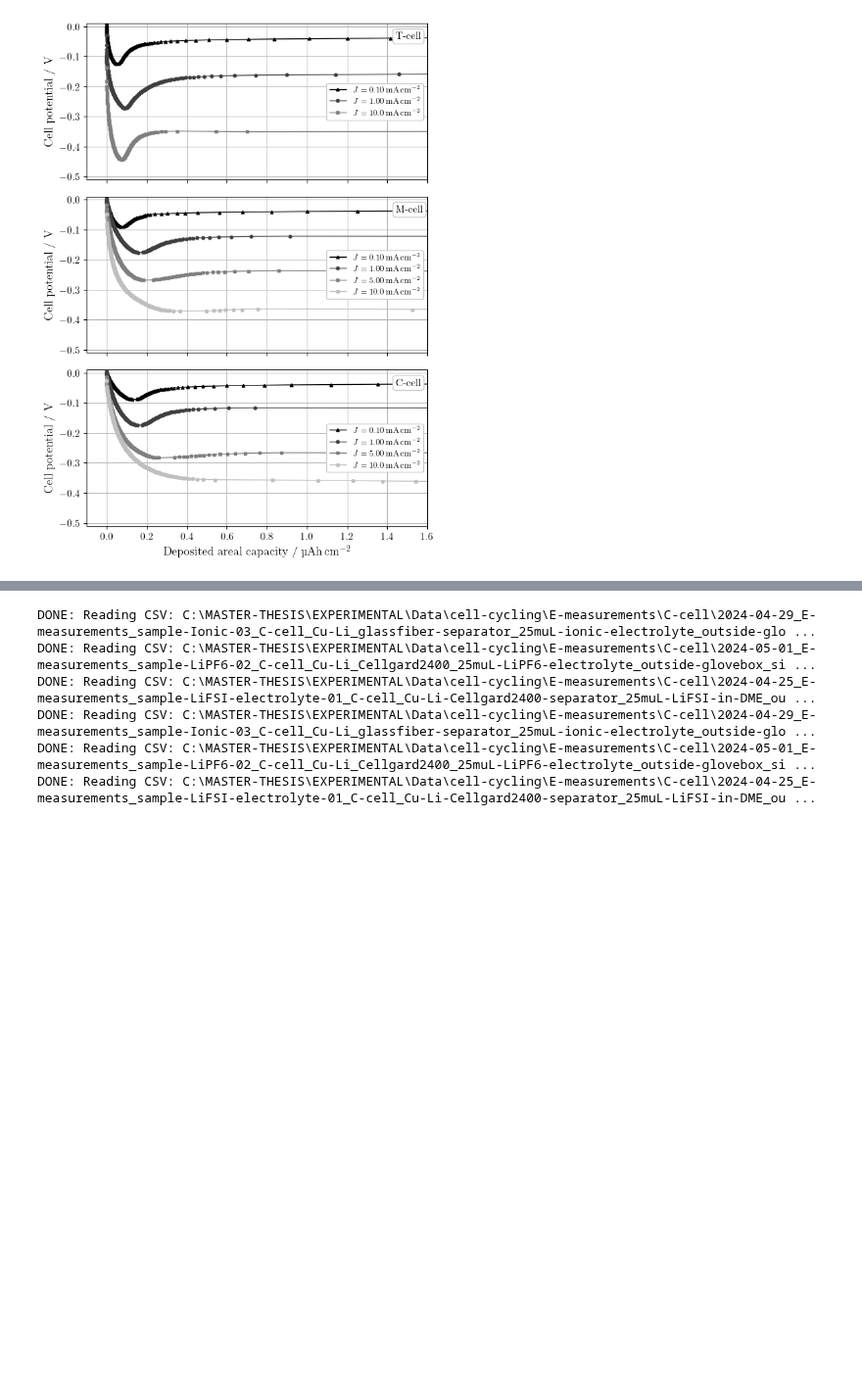
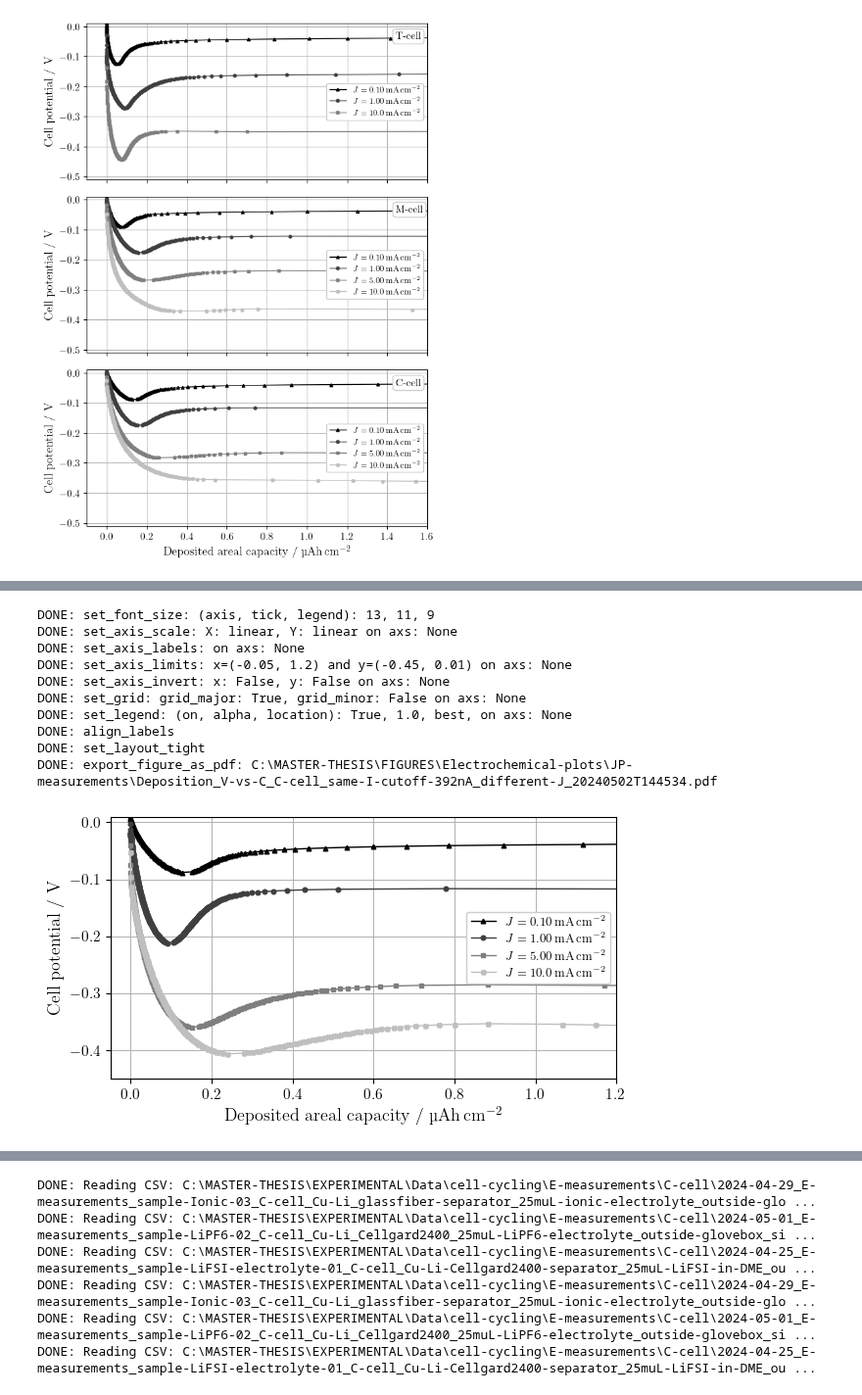
Before and after one commit to GottfridOlsson/MASTER-THESIS, a Jupyter notebook: EXPERIMENTAL/Python-scripts/Electrochemical-plots.ipynb, the cells around one changed output, grey strips where cells are left out. Shown at 98% size. Cells and saved outputs as stored; diff of their text form; code cells hidden in the pictures; blank space fills up the shorter version.

```diff
--- a/EXPERIMENTAL/Python-scripts/Electrochemical-plots.ipynb
+++ b/EXPERIMENTAL/Python-scripts/Electrochemical-plots.ipynb
@@ -283,6 +283,12 @@ A55_CP_path = JP_root_path + M_cell_path + '2024-04-29_JP-measurements_sample-A5
 A85_CP_path = JP_root_path + C_cell_path + '2024-04-29_JP-measurements_sample-A8.5-01_C-cell_Cu-Li-Cellgard2400-separator_25muL-LiFSI-in-DME_outside-glovebox_sigma-0.02_added-OCV-0.1s_04_CP_C03.txt'
 A9_CP_lower_sigma_path = JP_root_path + M_cell_path + '2024-04-26_JP-measurements_sample-A6-03_M-cell_Cu-Li-Cellgard2400-separator_25muL-LiFSI-in-DME_outside-glovebox_sigma-0.002_added-OCV-0.1s_Deltax110.2mm_04_CP_C01.txt'
 
+# small cutoff value during SEI-formation (basically lower sigma, but the same value, 392 nA, for all measurements)
+A7_392nAcutoff_CP_path  = A7_CP_path
+A8_392nAcutoff_CP_path  = JP_root_path + 'C-cell_392nA-cutoff\\' + '2024-05-01_JP-measurements_sample-A8_I-cutoff-392nA_C-cell_Cu-Li-Cellgard2400-separator_25muL-LiFSI-in-DME_outside-glovebox_added-OCV-0.1s_04_CP_C02.txt'
+A85_392nAcutoff_CP_path = JP_root_path + 'C-cell_392nA-cutoff\\' + '2024-05-01_JP-measurements_sample-A8.5_I-cutoff-392nA_C-cell_Cu-Li-Cellgard2400-separator_25muL-LiFSI-in-DME_outside-glovebox_added-OCV-0.1s_04_CP_C03.txt'
+A9_392nAcutoff_CP_path  = JP_root_path + 'C-cell_392nA-cutoff\\' + '2024-05-01_JP-measurements_sample-A9_I-cutoff-392nA_C-cell_Cu-Li-Cellgard2400-separator_25muL-LiFSI-in-DME_outside-glovebox_added-OCV-0.1s_04_CP_C02.txt'
+
 
 A1_CP  = get_t_V_I_error_from_Biologic_file_root_path(A1_CP_path,  shift_t_to_zero=True)
 A2_CP  = get_t_V_I_error_from_Biologic_file_root_path(A2_CP_path,  shift_t_to_zero=True)
@@ -296,6 +302,11 @@ A8_CP  = get_t_V_I_error_from_Biologic_file_root_path(A8_CP_path,  shift_t_to_ze
 A85_CP = get_t_V_I_error_from_Biologic_file_root_path(A85_CP_path, shift_t_to_zero=True)
 A9_CP  = get_t_V_I_error_from_Biologic_file_root_path(A9_CP_path,  shift_t_to_zero=True)
 A9_CP_lower_sigma = get_t_V_I_error_from_Biologic_file_root_path(A9_CP_lower_sigma_path, shift_t_to_zero=True)
+
+A7_392nAcutoff_CP  = get_t_V_I_error_from_Biologic_file_root_path(A7_392nAcutoff_CP_path,  shift_t_to_zero=True)
+A8_392nAcutoff_CP  = get_t_V_I_error_from_Biologic_file_root_path(A8_392nAcutoff_CP_path,  shift_t_to_zero=True)
+A85_392nAcutoff_CP = get_t_V_I_error_from_Biologic_file_root_path(A85_392nAcutoff_CP_path, shift_t_to_zero=True)
+A9_392nAcutoff_CP  = get_t_V_I_error_from_Biologic_file_root_path(A9_392nAcutoff_CP_path,  shift_t_to_zero=True)
 
 
 #### probably want MB curves too, at least to show 'the deposition started here, here, and here for sample Ax, Ay, Az' ###
@@ -328,13 +339,18 @@ A2_CP_deposited_amount  = calculate_deposited_amount_mAhcm2_from_t_I(A2_CP[0],
 A3_CP_deposited_amount  = calculate_deposited_amount_mAhcm2_from_t_I(A3_CP[0],  A3_CP[2])*1000 #muAh/cm2
 A4_CP_deposited_amount  = calculate_deposited_amount_mAhcm2_from_t_I(A4_CP[0],  A4_CP[2])*1000 #muAh/cm2
 A5_CP_deposited_amount  = calculate_deposited_amount_mAhcm2_from_t_I(A5_CP[0],  A5_CP[2])*1000 #muAh/cm2
-A55_CP_deposited_amount = calculate_deposited_amount_mAhcm2_from_t_I(A55_CP[0], A55_CP[2])*1000 #muAh/cm2
+A55_CP_deposited_amount = calculate_deposited_amount_mAhcm2_from_t_I(A55_CP[0],A55_CP[2])*1000 #muAh/cm2
 A6_CP_deposited_amount  = calculate_deposited_amount_mAhcm2_from_t_I(A6_CP[0],  A6_CP[2])*1000 #muAh/cm2
 A7_CP_deposited_amount  = calculate_deposited_amount_mAhcm2_from_t_I(A7_CP[0],  A7_CP[2])*1000 #muAh/cm2
 A8_CP_deposited_amount  = calculate_deposited_amount_mAhcm2_from_t_I(A8_CP[0],  A8_CP[2])*1000 #muAh/cm2
-A85_CP_deposited_amount = calculate_deposited_amount_mAhcm2_from_t_I(A85_CP[0], A85_CP[2])*1000 #muAh/cm2
+A85_CP_deposited_amount = calculate_deposited_amount_mAhcm2_from_t_I(A85_CP[0],A85_CP[2])*1000 #muAh/cm2
 A9_CP_deposited_amount  = calculate_deposited_amount_mAhcm2_from_t_I(A9_CP[0],  A9_CP[2])*1000 #muAh/cm2
 A9_CP_lower_sigma_deposited_amount = calculate_deposited_amount_mAhcm2_from_t_I(A9_CP_lower_sigma[0], A9_CP_lower_sigma[2])*1000 #muAh/cm2
+
+A7_392nAcutoff_CP_deposited_amount  = calculate_deposited_amount_mAhcm2_from_t_I(A7_392nAcutoff_CP[0],   A7_392nAcutoff_CP[2])*1000 #muAh/cm2
+A8_392nAcutoff_CP_deposited_amount  = calculate_deposited_amount_mAhcm2_from_t_I(A8_392nAcutoff_CP[0],   A8_392nAcutoff_CP[2])*1000 #muAh/cm2
+A85_392nAcutoff_CP_deposited_amount = calculate_deposited_amount_mAhcm2_from_t_I(A85_392nAcutoff_CP[0], A85_392nAcutoff_CP[2])*1000 #muAh/cm2
+A9_392nAcutoff_CP_deposited_amount  = calculate_deposited_amount_mAhcm2_from_t_I(A9_392nAcutoff_CP[0],   A9_392nAcutoff_CP[2])*1000 #muAh/cm2
 # %% [output]
 DONE: Reading CSV: C:\MASTER-THESIS\EXPERIMENTAL\Data\Cell-cycling\JP-measurements\T-cell\2024-04-25_JP-A1-02_T-cell_Li-Cu_1-mm-PP-spacer_75muL-4MLiFSI-DME_inside-glovebox_added-OCV-0.1s_04_CP_C05.txt
 DONE: Reading CSV: C:\MASTER-THESIS\EXPERIMENTAL\Data\Cell-cycling\JP-measurements\T-cell\2024-04-26_JP-A2-04_T-cell_Li-Cu_1-mm-PP-spacer_75muL-4MLiFSI-DME_inside-glovebox_added-OCV-0.1s_04_CP_C10.txt
@@ -509,3 +525,48 @@ DONE: export_figure_as_pdf: C:\MASTER-THESIS\FIGURES\Electrochemical-plots\JP-me
 
 Different celltypes for different $J$, all \sigma=0.02 (except T-cell, J=0.1, for which sigma=0.10)
 [figure]
+# %%
+# Plot C-cell deposition for same I_SEI-cutoff = 392 nA #
+
+# Create figure on which axis lives, one axis per subplot
+fig, axs = plt.subplots(nrows=1, ncols=1, figsize=(fig_width_cm/2.54, fig_height_cm/2.54), sharex=False, sharey=False)
+
+mAcm2_unit = '$mA\\,cm$^{-2}$'
+J01_string = '$J=0.10\\,' + mAcm2_unit
+J1_string  = '$J=1.00\\,' + mAcm2_unit
+J5_string  = '$J=5.00\\,' + mAcm2_unit
+J10_string = '$J=10.0\\,' + mAcm2_unit
+
+# Plot your data (axs.plot, .errorbar, .hist, ...)
+axs.plot(A7_392nAcutoff_CP_deposited_amount,   A7_392nAcutoff_CP[1], linewidth=1, linestyle='-', color=four_grayscale_colors[0], marker=markers[0], markersize=marker_sizes[0], label=J01_string)
+axs.plot(A8_392nAcutoff_CP_deposited_amount,   A8_392nAcutoff_CP[1], linewidth=1, linestyle='-', color=four_grayscale_colors[1], marker=markers[1], markersize=marker_sizes[1], label=J1_string)
+axs.plot(A85_392nAcutoff_CP_deposited_amount, A85_392nAcutoff_CP[1], linewidth=1, linestyle='-', color=four_grayscale_colors[2], marker=markers[2], markersize=marker_sizes[2], label=J5_string)
+axs.plot(A9_392nAcutoff_CP_deposited_amount,   A9_392nAcutoff_CP[1], linewidth=1, linestyle='-', color=four_grayscale_colors[3], marker=markers[3], markersize=marker_sizes[3], label=J10_string)
+
+# Settings for each axis (axs)
+f.set_font_size(axis=font_size_axis, tick=font_size_tick, legend=font_size_legend)
+f.set_axis_scale(   axs, xScale_string='linear', yScale_string='linear')
+f.set_axis_labels(  axs, x_label='Deposited areal capacity / \\textmu Ah\\,cm$^{-2}$', y_label='Cell potential / V')
+f.set_axis_limits(  axs, xmin=-0.05, xmax=1.2, ymin=-0.45, ymax=0.01)
+f.set_axis_invert(  axs, x_invert=False, y_invert=False)
+f.set_grid(         axs, grid_major_on=grid_major, grid_major_linewidth=0.7, grid_minor_on=grid_minor, grid_minor_linewidth=0.3) # set_grid must be after set_axis_scale for some reason (at least with 'log')
+f.set_legend(       axs, legend_on=legend_on, alpha=1.0, location='best')
+
+f.align_labels(fig)
+f.set_layout_tight(fig)
+PDF_path_Li_deposition_same_Icutoff392nA_different_J = electrochemical_figures_export_root_path + 'JP-measurements\\Deposition_V-vs-C_C-cell_same-I-cutoff-392nA_different-J_' + get_current_date_and_time_as_ISO8601_string() + '.pdf'
+f.export_figure_as_pdf(PDF_path_Li_deposition_same_Icutoff392nA_different_J)
+
+plt.show()
+# %% [output]
+DONE: set_font_size: (axis, tick, legend): 13, 11, 9
+DONE: set_axis_scale: X: linear, Y: linear on axs: None
+DONE: set_axis_labels: on axs: None
+DONE: set_axis_limits: x=(-0.05, 1.2) and y=(-0.45, 0.01) on axs: None
+DONE: set_axis_invert: x: False, y: False on axs: None
+DONE: set_grid: grid_major: True, grid_minor: False on axs: None
+DONE: set_legend: (on, alpha, location): True, 1.0, best, on axs: None
+DONE: align_labels
+DONE: set_layout_tight
+DONE: export_figure_as_pdf: C:\MASTER-THESIS\FIGURES\Electrochemical-plots\JP-measurements\Deposition_V-vs-C_C-cell_same-I-cutoff-392nA_different-J_20240502T144534.pdf
+[figure, added]
```
Also changed, not shown: parts of 4 cells of this notebook.
